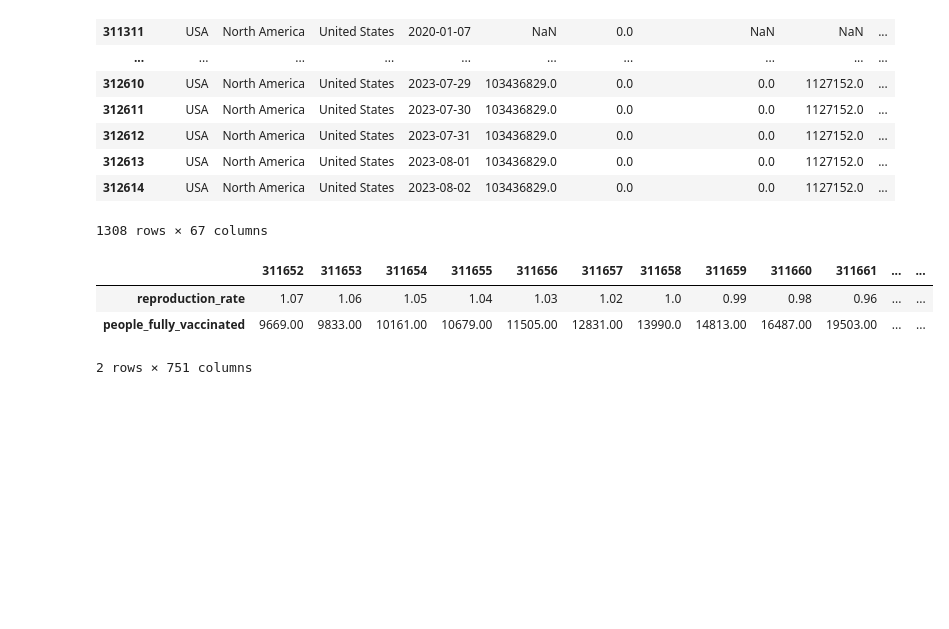
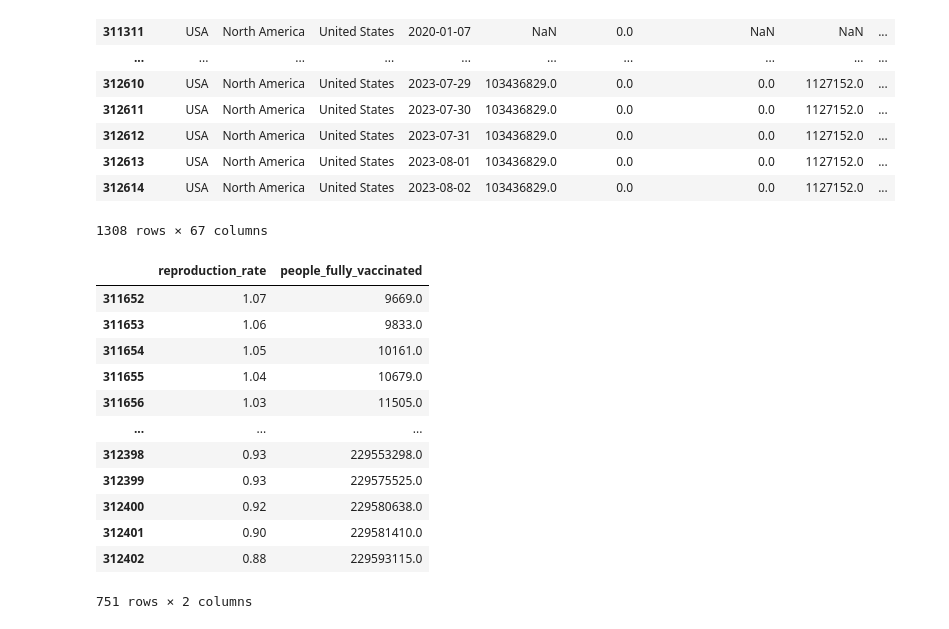
Before and after one commit to devin476/COVID-Birth-Rates, a Jupyter notebook: Vaccines/birth rate project.ipynb, the cells around one changed output. Cells and saved outputs as stored; diff of their text form; code cells hidden in the pictures; blank space fills up the shorter version.

```diff
--- a/Vaccines/birth rate project.ipynb
+++ b/Vaccines/birth rate project.ipynb
@@ -93,9 +70,18 @@ usa_vac = init_vac_df.loc[init_vac_df["location"]=="United States"]
 # %%
 birth_vac = usa_vac[["reproduction_rate","people_fully_vaccinated"]]
 # %%
-birth_vac.dropna().transpose()
+birth_vac.dropna()
 # %% [output]
-|  | 311652 | 311653 | 311654 | 311655 | 311656 | 311657 | 311658 | 311659 | 311660 | 311661 | ... | ... |
-| reproduction_rate | 1.07 | 1.06 | 1.05 | 1.04 | 1.03 | 1.02 | 1.0 | 0.99 | 0.98 | 0.96 | ... | ... |
-| people_fully_vaccinated | 9669.00 | 9833.00 | 10161.00 | 10679.00 | 11505.00 | 12831.00 | 13990.0 | 14813.00 | 16487.00 | 19503.00 | ... | ... |
+|  | reproduction_rate | people_fully_vaccinated |
+| 311652 | 1.07 | 9669.0 |
+| 311653 | 1.06 | 9833.0 |
+| 311654 | 1.05 | 10161.0 |
+| 311655 | 1.04 | 10679.0 |
+| 311656 | 1.03 | 11505.0 |
+| ... | ... | ... |
+| 312398 | 0.93 | 229553298.0 |
+| 312399 | 0.93 | 229575525.0 |
+| 312400 | 0.92 | 229580638.0 |
+| 312401 | 0.90 | 229581410.0 |
+| 312402 | 0.88 | 229593115.0 |
-2 rows × 751 columns
+751 rows × 2 columns
```
Also changed, not shown: parts of 10 cells of this notebook, 1 other file.
